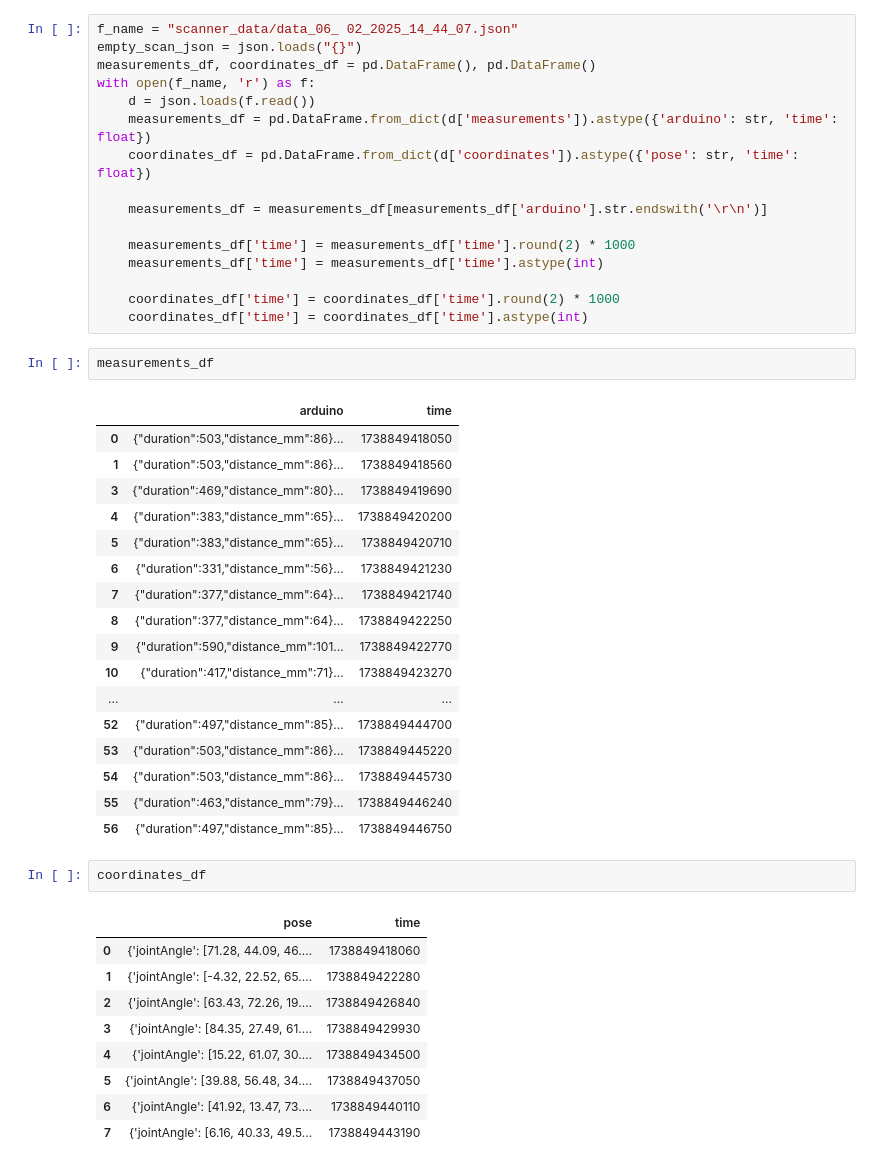
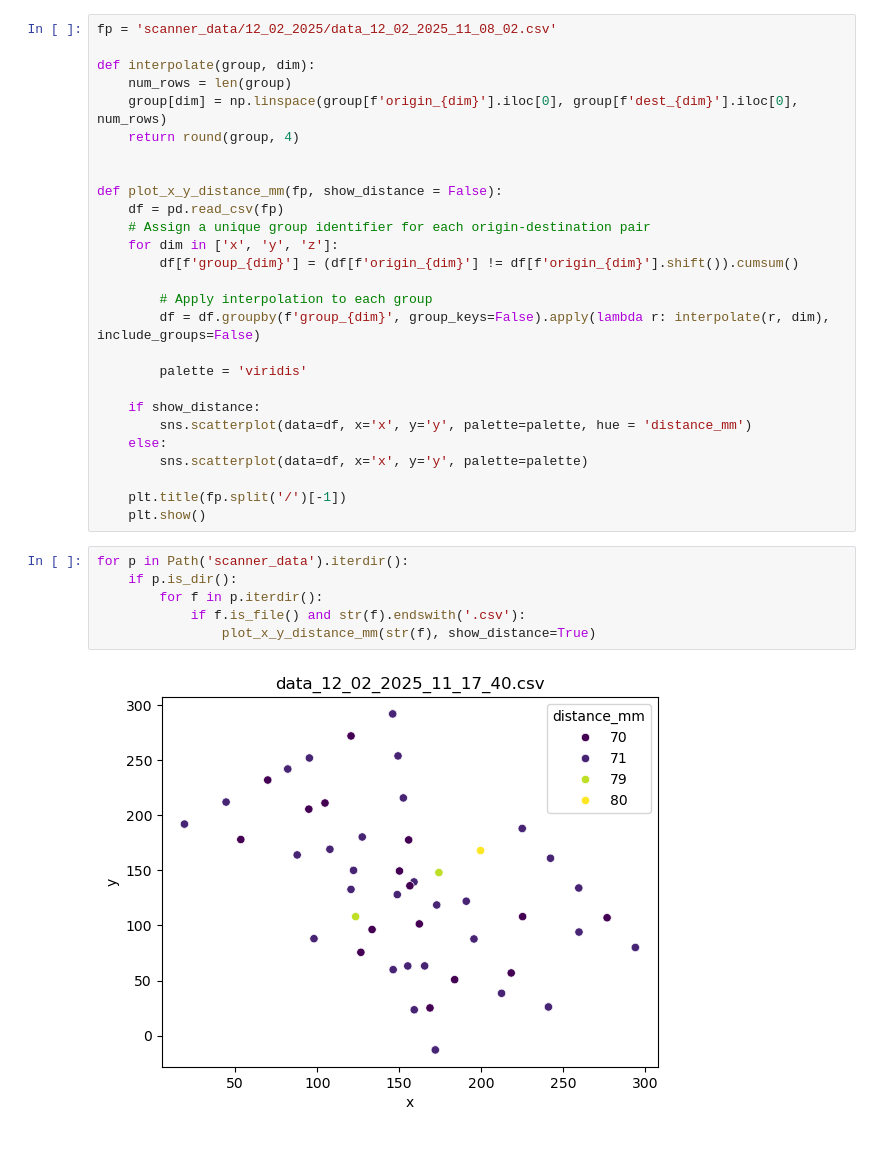
Before and after one commit to ChariseWalraven/dobot_magician_surface_mapping, a Jupyter notebook: analysis.ipynb, the cells around one changed output. Cells and saved outputs as stored; diff of their text form.

Commit message:
reformats data to csv; does basic analysis; expands readme

```diff
--- a/analysis.ipynb
+++ b/analysis.ipynb
@@ -6,48 +10,35 @@ from dobot_lab_code import coordinates
 # %%
-f_name = "scanner_data/data_06_ 02_2025_14_44_07.json"
-empty_scan_json = json.loads("{}")
-measurements_df, coordinates_df = pd.DataFrame(), pd.DataFrame()
-with open(f_name, 'r') as f:
-    d = json.loads(f.read())
-    measurements_df = pd.DataFrame.from_dict(d['measurements']).astype({'arduino': str, 'time': float})
-    coordinates_df = pd.DataFrame.from_dict(d['coordinates']).astype({'pose': str, 'time': float})
+fp = 'scanner_data/12_02_2025/data_12_02_2025_11_08_02.csv'
 
-    measurements_df = measurements_df[measurements_df['arduino'].str.endswith('\r\n')]
+def interpolate(group, dim):
+    num_rows = len(group)
+    group[dim] = np.linspace(group[f'origin_{dim}'].iloc[0], group[f'dest_{dim}'].iloc[0], num_rows)
+    return round(group, 4)
 
-    measurements_df['time'] = measurements_df['time'].round(2) * 1000
-    measurements_df['time'] = measurements_df['time'].astype(int)
 
-    coordinates_df['time'] = coordinates_df['time'].round(2) * 1000
-    coordinates_df['time'] = coordinates_df['time'].astype(int)
+def plot_x_y_distance_mm(fp, show_distance = False):
+    df = pd.read_csv(fp)
+    # Assign a unique group identifier for each origin-destination pair
+    for dim in ['x', 'y', 'z']:
+        df[f'group_{dim}'] = (df[f'origin_{dim}'] != df[f'origin_{dim}'].shift()).cumsum()
+
+        # Apply interpolation to each group
+        df = df.groupby(f'group_{dim}', group_keys=False).apply(lambda r: interpolate(r, dim), include_groups=False)
+
+        palette = 'viridis'
+
+    if show_distance:
+        sns.scatterplot(data=df, x='x', y='y', palette=palette, hue = 'distance_mm')
+    else:
+        sns.scatterplot(data=df, x='x', y='y', palette=palette)
+
+    plt.title(fp.split('/')[-1])
+    plt.show()
-# %%
-measurements_df
-# %% [output]
-|  | arduino | time |
-| 0 | {"duration":503,"distance_mm":86}... | 1738849418050 |
-| 1 | {"duration":503,"distance_mm":86}... | 1738849418560 |
-| 3 | {"duration":469,"distance_mm":80}... | 1738849419690 |
-| 4 | {"duration":383,"distance_mm":65}... | 1738849420200 |
-| 5 | {"duration":383,"distance_mm":65}... | 1738849420710 |
-| 6 | {"duration":331,"distance_mm":56}... | 1738849421230 |
-| 7 | {"duration":377,"distance_mm":64}... | 1738849421740 |
-| 8 | {"duration":377,"distance_mm":64}... | 1738849422250 |
-| 9 | {"duration":590,"distance_mm":101... | 1738849422770 |
-| 10 | {"duration":417,"distance_mm":71}... | 1738849423270 |
-| ... | ... | ... |
-| 52 | {"duration":497,"distance_mm":85}... | 1738849444700 |
-| 53 | {"duration":503,"distance_mm":86}... | 1738849445220 |
-| 54 | {"duration":503,"distance_mm":86}... | 1738849445730 |
-| 55 | {"duration":463,"distance_mm":79}... | 1738849446240 |
-| 56 | {"duration":497,"distance_mm":85}... | 1738849446750 |
-# %%
-coordinates_df
-# %% [output]
-|  | pose | time |
-| 0 | {'jointAngle': [71.28, 44.09, 46.... | 1738849418060 |
-| 1 | {'jointAngle': [-4.32, 22.52, 65.... | 1738849422280 |
-| 2 | {'jointAngle': [63.43, 72.26, 19.... | 1738849426840 |
-| 3 | {'jointAngle': [84.35, 27.49, 61.... | 1738849429930 |
-| 4 | {'jointAngle': [15.22, 61.07, 30.... | 1738849434500 |
-| 5 | {'jointAngle': [39.88, 56.48, 34.... | 1738849437050 |
-| 6 | {'jointAngle': [41.92, 13.47, 73.... | 1738849440110 |
-| 7 | {'jointAngle': [6.16, 40.33, 49.5... | 1738849443190 |
+# %%
+for p in Path('scanner_data').iterdir():
+    if p.is_dir():
+        for f in p.iterdir():
+            if f.is_file() and str(f).endswith('.csv'):
+                plot_x_y_distance_mm(str(f), show_distance=True)
+# %% [output]
+[figure, added]
```
Also changed, not shown: parts of 2 cells of this notebook, 25 other files.
